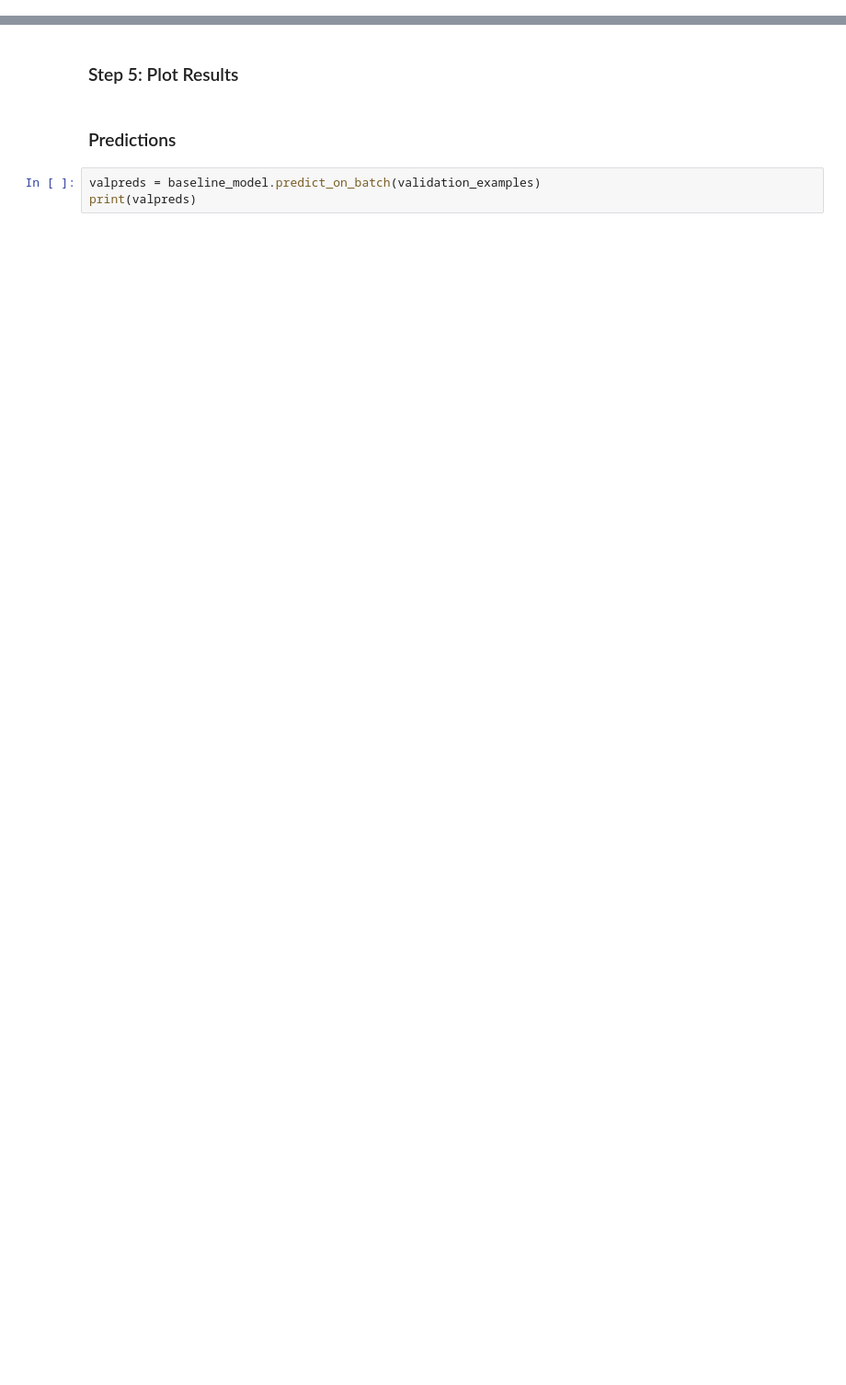
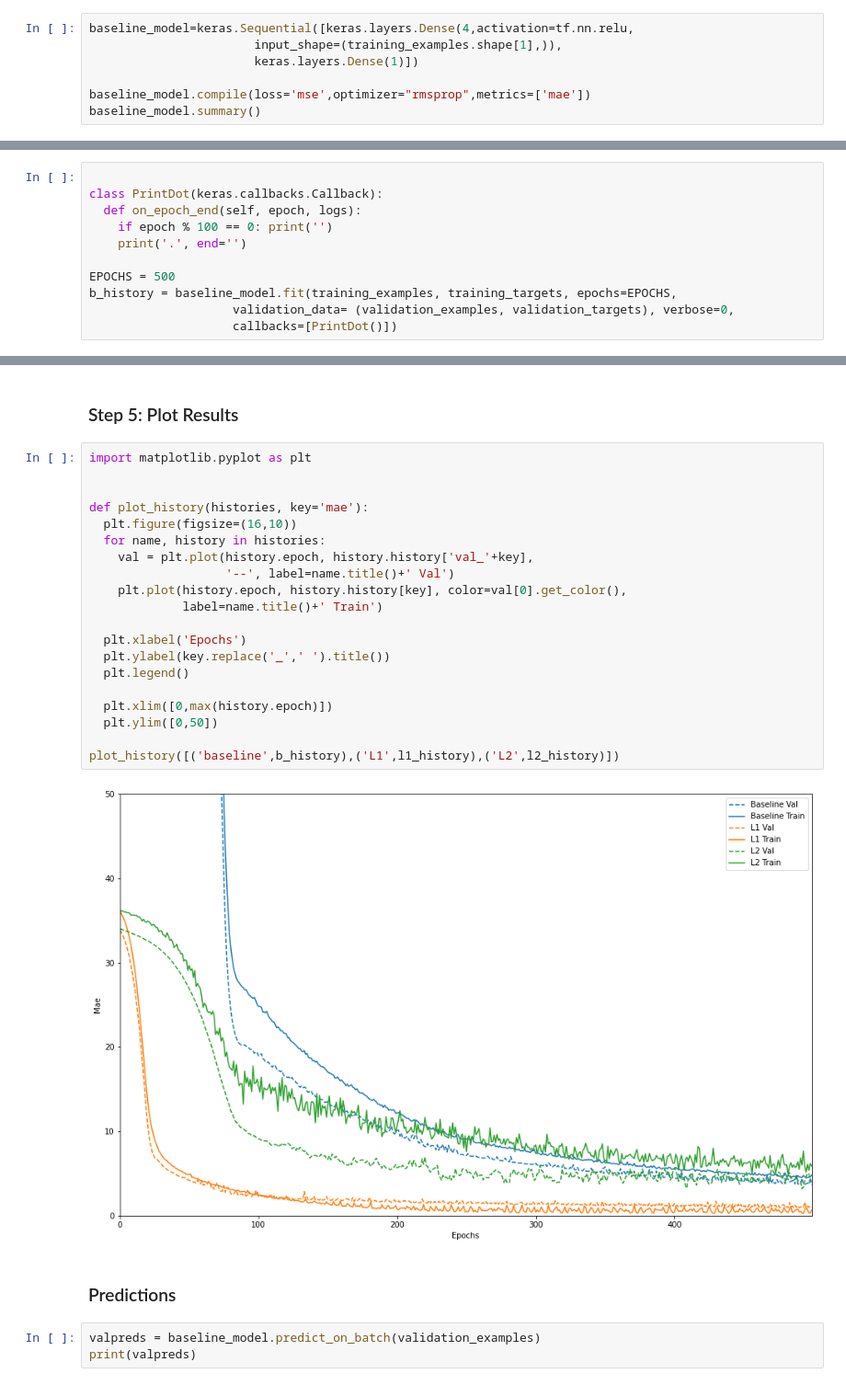
Before and after one commit to wenbinhuang9/deep-learning, a Jupyter notebook: lab/DNN_Lab_TemplateV2.ipynb, the cells around one changed output, grey strips where cells are left out. Shown: that part at 92% size. Drawn from its saved outputs; the diff is of its cells as text; blank space fills up the shorter version.

```diff
--- a/lab/DNN_Lab_TemplateV2.ipynb
+++ b/lab/DNN_Lab_TemplateV2.ipynb
@@ -99,3 +179,10 @@ training_examples.shape
 (83, 7)
 # %% [markdown]
 **Build Model**
+# %%
+baseline_model=keras.Sequential([keras.layers.Dense(4,activation=tf.nn.relu,
+                       input_shape=(training_examples.shape[1],)),
+                       keras.layers.Dense(1)])
+
+baseline_model.compile(loss='mse',optimizer="rmsprop",metrics=['mae'])
+baseline_model.summary()
@@ -102,2 +202,13 @@ training_examples.shape
 # %% [markdown]
 **Fit Model**
+# %%
+
+class PrintDot(keras.callbacks.Callback):
+  def on_epoch_end(self, epoch, logs):
+    if epoch % 100 == 0: print('')
+    print('.', end='')
+
+EPOCHS = 500
+b_history = baseline_model.fit(training_examples, training_targets, epochs=EPOCHS,
+                    validation_data= (validation_examples, validation_targets), verbose=0,
+                    callbacks=[PrintDot()])
@@ -108,5 +283,27 @@ print(min(b_history.history['val_mae']))
 # %% [markdown]
 ### Step 5: Plot Results
+# %%
+import matplotlib.pyplot as plt
+
+
+def plot_history(histories, key='mae'):
+  plt.figure(figsize=(16,10))
+  for name, history in histories:
+    val = plt.plot(history.epoch, history.history['val_'+key],
+                   '--', label=name.title()+' Val')
+    plt.plot(history.epoch, history.history[key], color=val[0].get_color(),
+             label=name.title()+' Train')
+
+  plt.xlabel('Epochs')
+  plt.ylabel(key.replace('_',' ').title())
+  plt.legend()
+
+  plt.xlim([0,max(history.epoch)])
+  plt.ylim([0,50])
+
+plot_history([('baseline',b_history),('L1',l1_history),('L2',l2_history)])
+# %% [output]
+[figure, added]
 # %% [markdown]
 ### Predictions
 # %%
```
Also changed, not shown: parts of 10 cells of this notebook.
